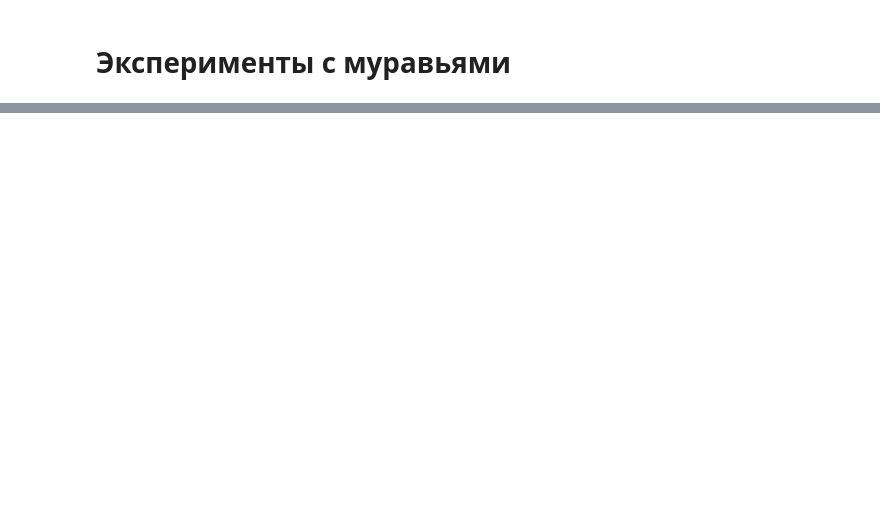
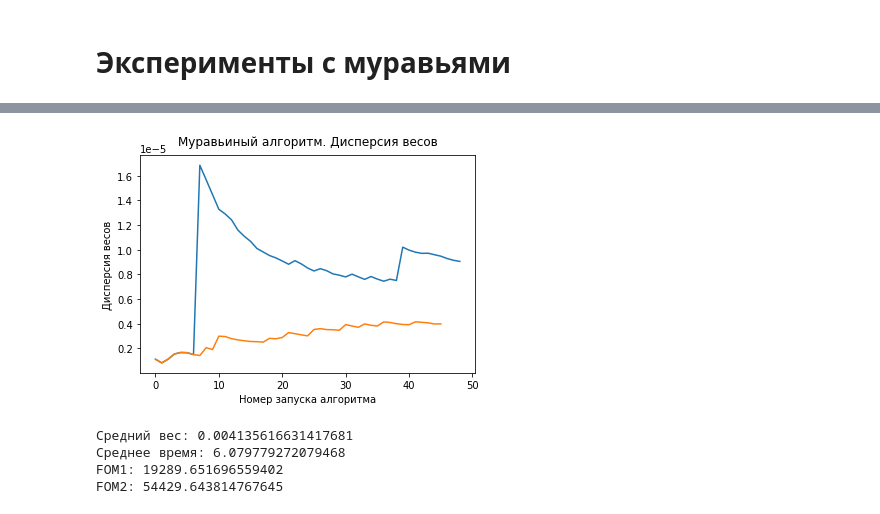
Before and after one commit to VKapicyn/m06-006sk-course-work-var2, a Jupyter notebook: Ant_Colony_on_1024Graph.ipynb, the cells around one changed output, grey strips where cells are left out. Saved outputs shown, nothing was run; the diff lists cells and outputs as text; code cells hidden in the pictures; blank space fills up the shorter version.

```diff
--- a/Ant_Colony_on_1024Graph.ipynb
+++ b/Ant_Colony_on_1024Graph.ipynb
@@ -223,3 +266,22 @@ print(weight_arr)
+# %%
+plt.plot(d)
+plt.plot(da)
+plt.xlabel("Номер запуска алгоритма")
+plt.ylabel("Дисперсия весов")
+plt.title(label="Муравьиный алгоритм. Дисперсия весов", fontsize=12, fontweight=18, pad=10)
+plt.show()
+# %% [output]
+[figure, added]
+# %%
+print("Средний вес:", np.mean(weight_arr))
+print("Среднее время:", np.mean(time_arr))
+print("FOM1:", 1/(np.mean(d)*np.mean(time_arr)))
+print("FOM2:", 1/(np.mean(da)*np.mean(time_arr)))
+# %% [output]
+Средний вес: 0.004135616631417681
+Среднее время: 6.079779272079468
+FOM1: 19289.651696559402
+FOM2: 54429.643814767645
 # %%
 print(nx.dijkstra_path(G,0,1023))
 # %% [output]
```
Also changed, not shown: parts of 16 cells of this notebook.
